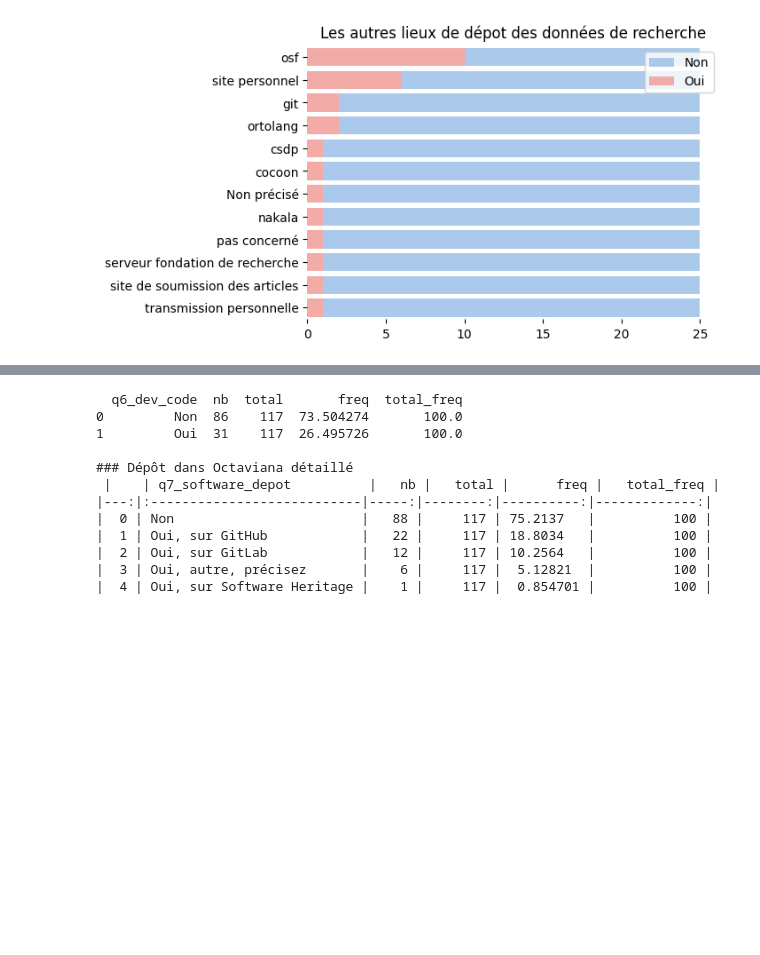
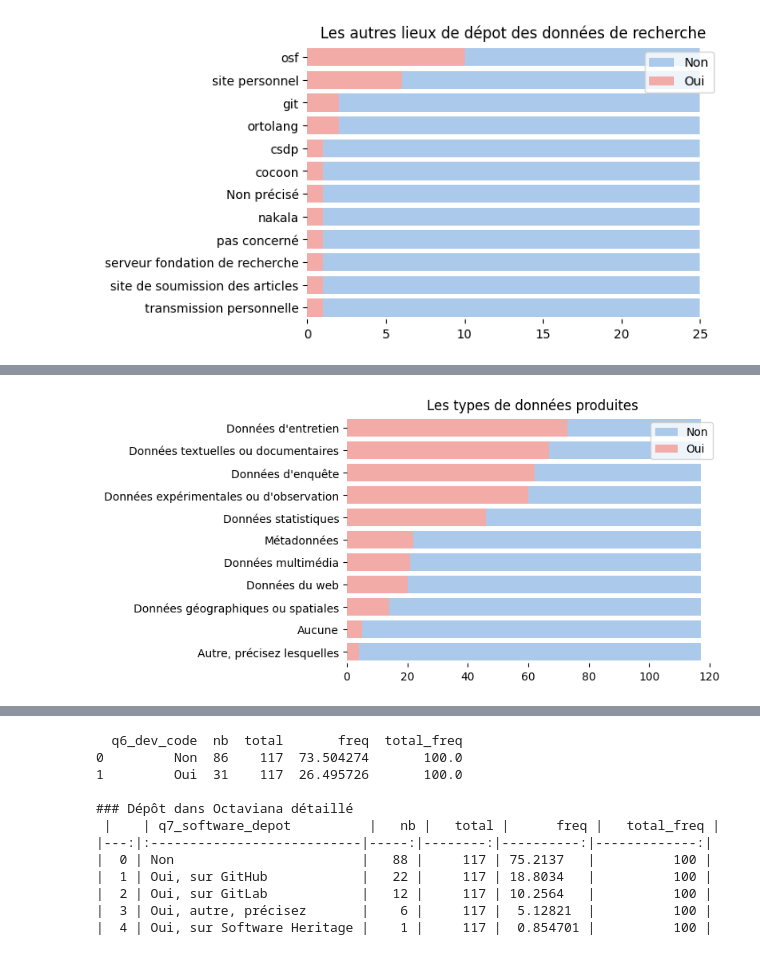
Before and after one commit to luneauaymeric/enquete_SO_p8, a Jupyter notebook: script_analyse/connaissance_science_ouverte.ipynb, the cells around one changed output, grey strips where cells are left out. Cells and saved outputs as stored; diff of their text form; code cells hidden in the pictures; blank space fills up the shorter version.

Commit message:
type donnee

```diff
--- a/script_analyse/connaissance_science_ouverte.ipynb
+++ b/script_analyse/connaissance_science_ouverte.ipynb
@@ -203,0 +245,23 @@ plt.savefig(f"viz/autre_entrepot_rec.png", bbox_inches='tight', dpi = 200)
+# %%
+# Initialize the matplotlib figure
+fig, ax = plt.subplots(1, figsize=(6,4))
+
+# Plot the total crashes
+sns.set_color_codes("pastel")
+
+col= "q10_type_data"
+df_exp, gb_data = split_multiple_choices(df0, column=col, index="q45_clé", sep = '|')
+sns.barplot(x="total", y=col, data=gb_data,
+            label="Non", color="b", ax=ax)
+sns.barplot(x="nb", y=col, data=gb_data,
+            label="Oui", color="r", ax=ax)
+titre = "Les types de données produites"
+ax.yaxis.set_label_text("")
+ax.xaxis.set_label_text("")
+ax.set_title(titre.replace("<i>","(").replace("</i>",")"))
+
+
+sns.despine(left=True, bottom=True)
+plt.savefig(f"viz/type_donnee.png", bbox_inches='tight', dpi = 200)
+# %% [output]
+[figure, added]
```
Also changed, not shown: parts of 13 cells of this notebook, 1 other file.
